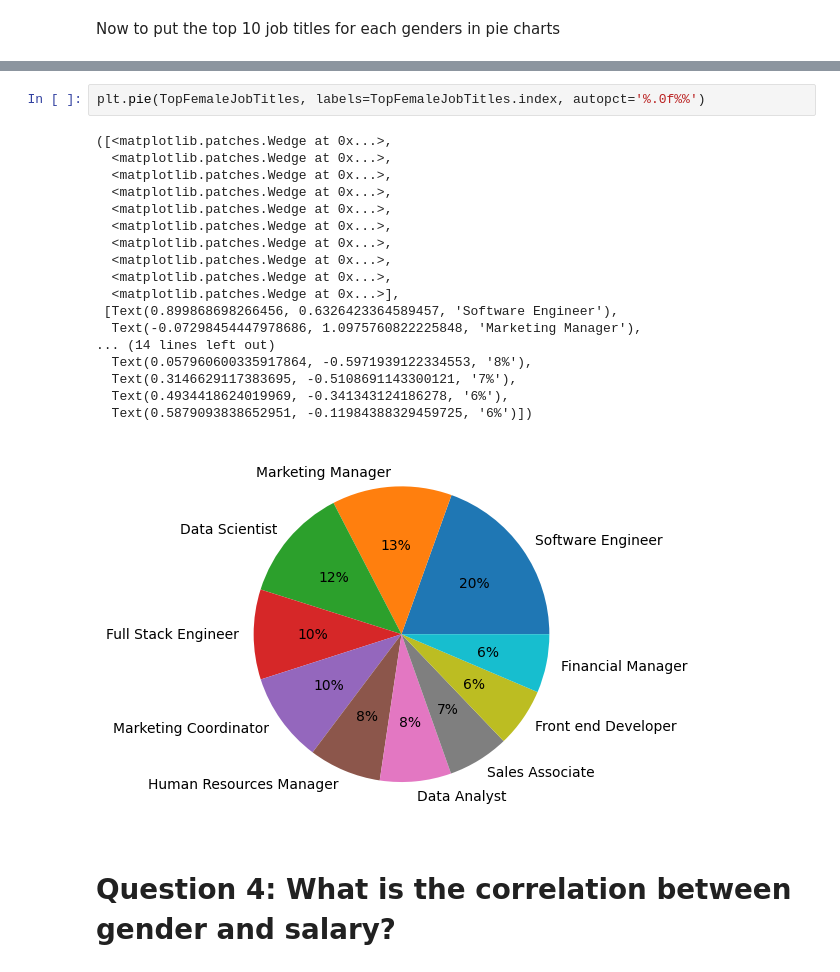
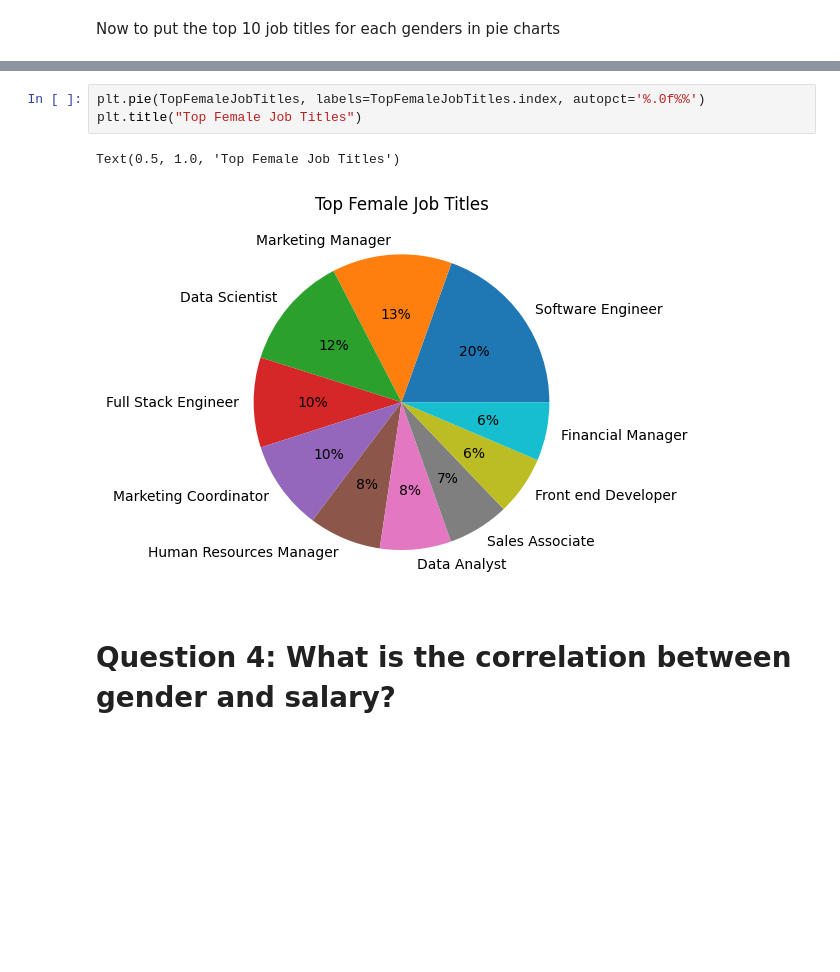
Before and after one commit to AbhijayPaul/HackTheHood-Final, a Jupyter notebook: HtHFinal.ipynb, the cells around one changed output, grey strips where cells are left out. Saved outputs shown, nothing was run; the diff lists cells and outputs as text; blank space fills up the shorter version.

```diff
--- a/HtHFinal.ipynb
+++ b/HtHFinal.ipynb
@@ -252,24 +236,9 @@ plt.title("Top Male Job Titles")
 # %%
 plt.pie(TopFemaleJobTitles, labels=TopFemaleJobTitles.index, autopct='%.0f%%')
+plt.title("Top Female Job Titles")
 # %% [output]
-([<matplotlib.patches.Wedge at 0x...>,
-  <matplotlib.patches.Wedge at 0x...>,
-  <matplotlib.patches.Wedge at 0x...>,
-  <matplotlib.patches.Wedge at 0x...>,
-  <matplotlib.patches.Wedge at 0x...>,
-  <matplotlib.patches.Wedge at 0x...>,
-  <matplotlib.patches.Wedge at 0x...>,
-  <matplotlib.patches.Wedge at 0x...>,
-  <matplotlib.patches.Wedge at 0x...>,
-  <matplotlib.patches.Wedge at 0x...>],
- [Text(0.899868698266456, 0.6326423364589457, 'Software Engineer'),
-  Text(-0.07298454447978686, 1.0975760822225848, 'Marketing Manager'),
-... (14 lines left out)
-  Text(0.057960600335917864, -0.5971939122334553, '8%'),
-  Text(0.3146629117383695, -0.5108691143300121, '7%'),
-  Text(0.4934418624019969, -0.341343124186278, '6%'),
-  Text(0.5879093838652951, -0.11984388329459725, '6%')])
+Text(0.5, 1.0, 'Top Female Job Titles')
-[figure, old version]
+[figure, new version]
 # %% [markdown]
 # Question 4: __What is the correlation between gender and salary?__
 # %%
```
Also changed, not shown: parts of 3 cells of this notebook.
